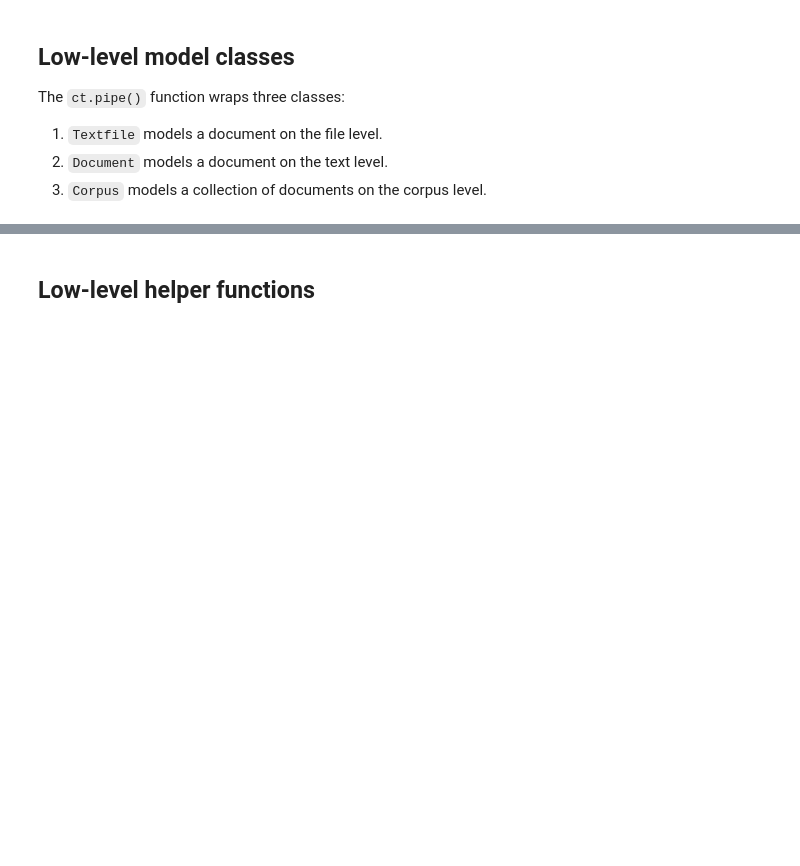
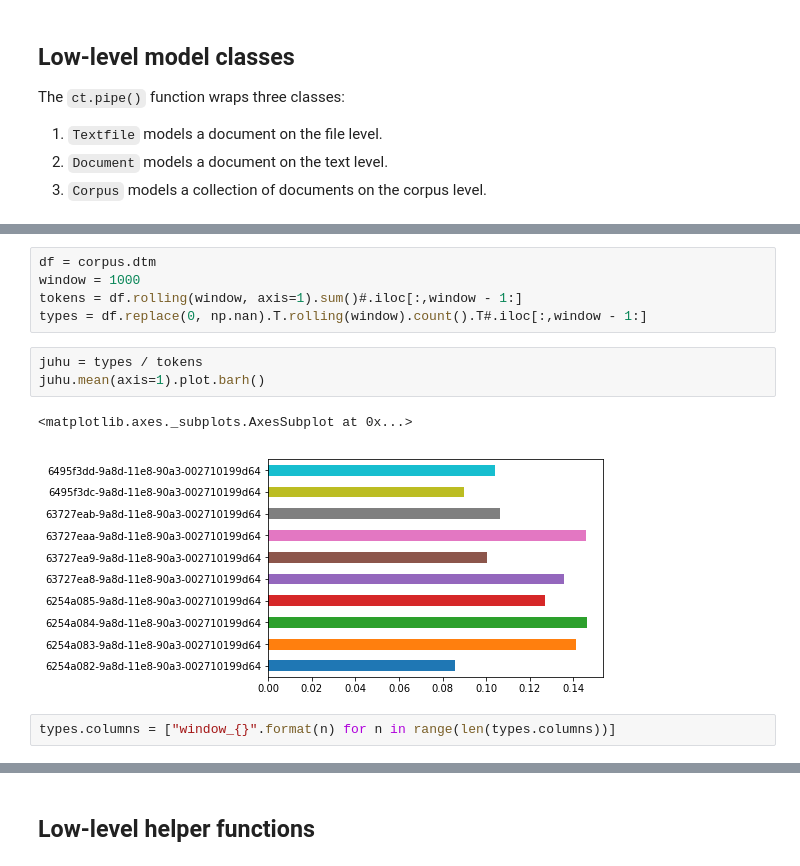
Before and after one commit to cophi-wue/cophi-toolbox, a Jupyter notebook: src/API.ipynb, the cells around one changed output, grey strips where cells are left out. Saved outputs shown, nothing was run; the diff lists cells and outputs as text; blank space fills up the shorter version.

```diff
--- a/src/API.ipynb
+++ b/src/API.ipynb
@@ -216,0 +327,13 @@ The `ct.pipe()` function wraps three classes:
+# %%
+df = corpus.dtm
+window = 1000
+tokens = df.rolling(window, axis=1).sum()#.iloc[:,window - 1:]
+types = df.replace(0, np.nan).T.rolling(window).count().T#.iloc[:,window - 1:]
+# %%
+juhu = types / tokens
+juhu.mean(axis=1).plot.barh()
+# %% [output]
+<matplotlib.axes._subplots.AxesSubplot at 0x...>
+[figure, added]
+# %%
+types.columns = ["window_{}".format(n) for n in range(len(types.columns))]
```
Also changed, not shown: parts of 29 cells of this notebook.
